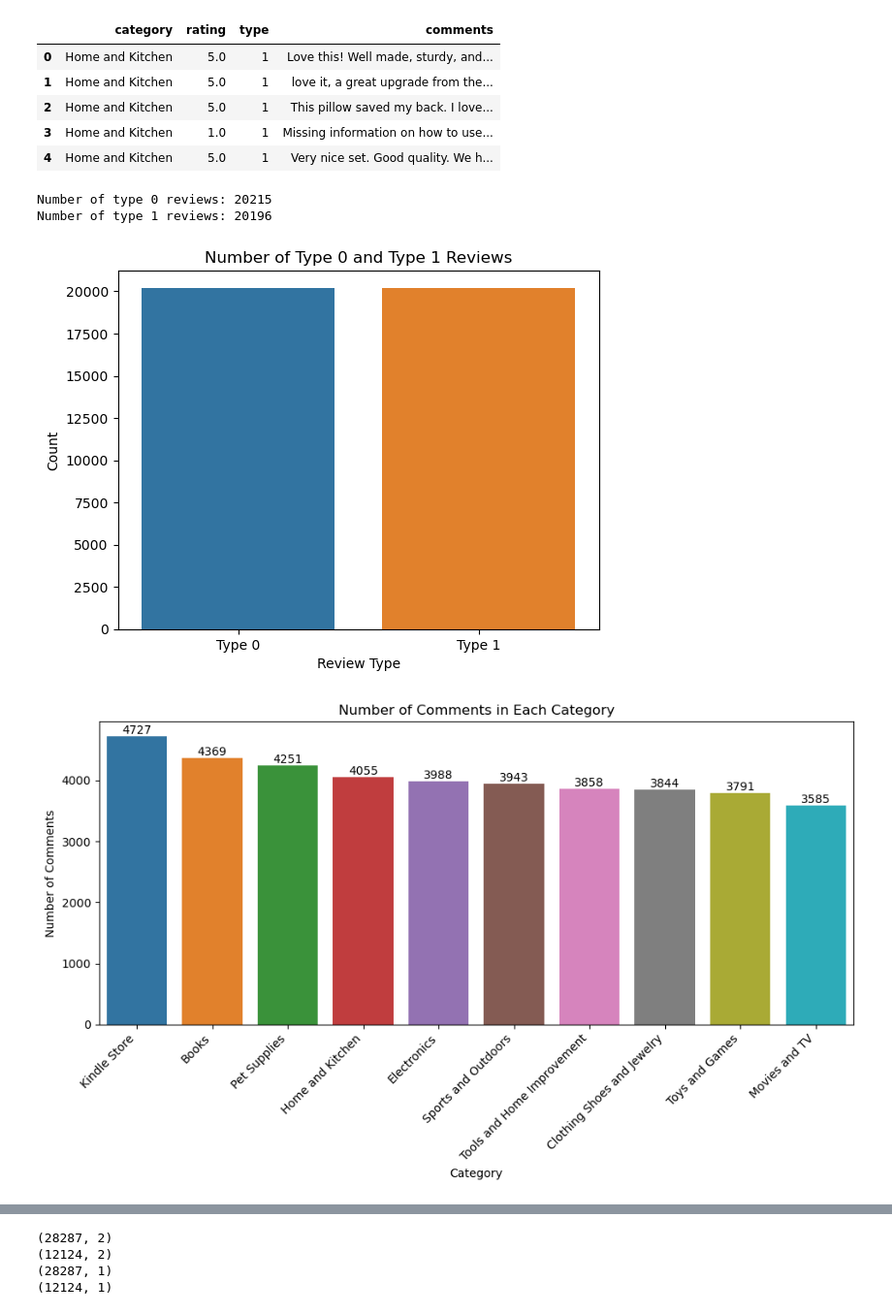
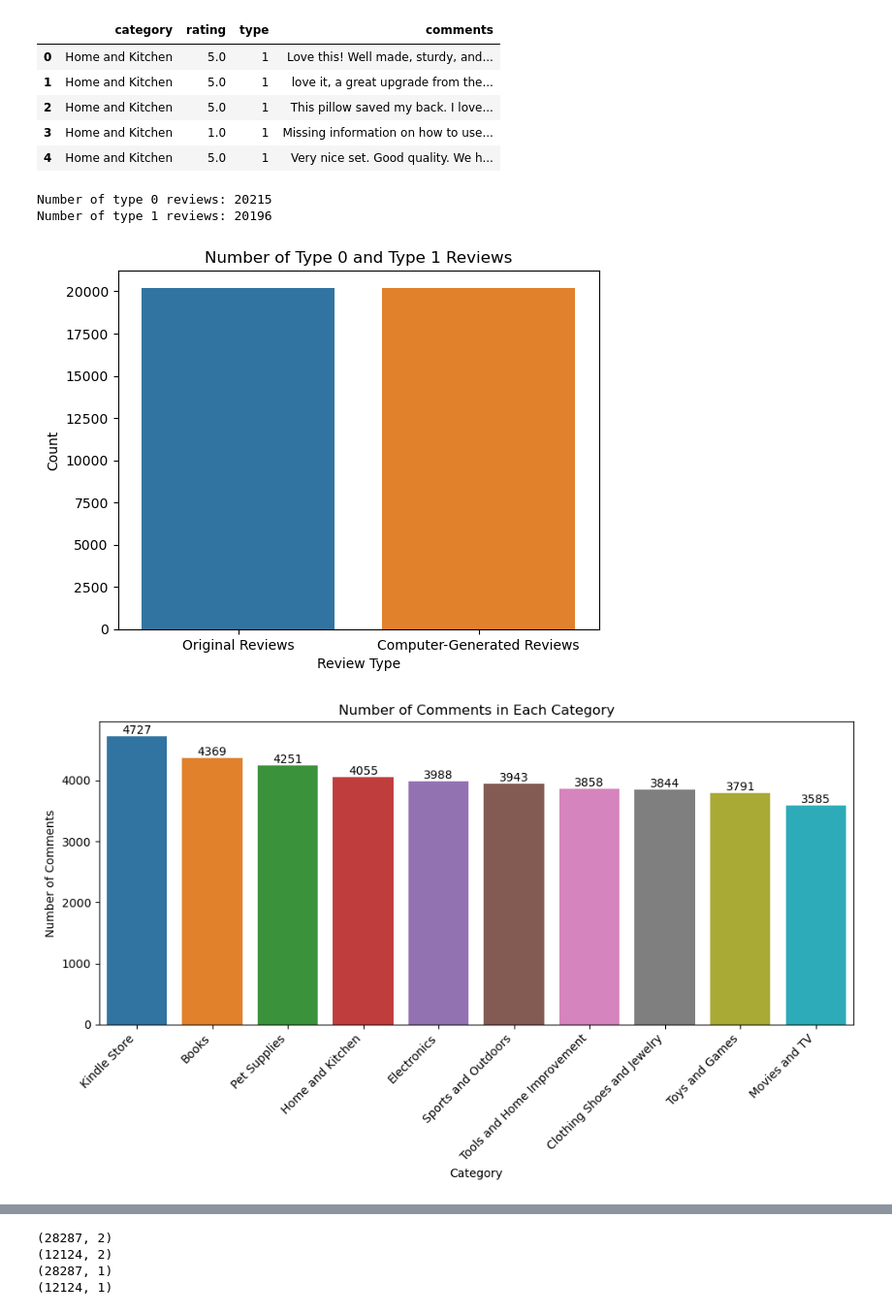
Before and after one commit to chris0517/FraudReviewDetection, a Jupyter notebook: final.ipynb, the cells around one changed output, grey strips where cells are left out. Shown: that part at 97% size. Saved outputs shown, nothing was run; the diff lists cells and outputs as text; code cells hidden in the pictures.

Commit message:
update plot

```diff
--- a/final.ipynb
+++ b/final.ipynb
@@ -51,40 +54,81 @@ dtype: int64
 | 3 | Home and Kitchen | 1.0 | 1 | Missing information on how to use... |
 | 4 | Home and Kitchen | 5.0 | 1 | Very nice set. Good quality. We h... |
 # %%
+# Print the review counts for each types
 type_counts = df['type'].value_counts()
-
-# Print the review counts for each types
 print("Number of type 0 reviews:", type_counts[0])
 print("Number of type 1 reviews:", type_counts[1])
 
-#Plot the numbers of review in each type
+#Numbers of review in each type
 sns.countplot(data=df,x='type')
-
 plt.title('Number of Type 0 and Type 1 Reviews')
 plt.xlabel('Review Type')
 plt.ylabel('Count')
-plt.xticks([0, 1], ['Type 0', 'Type 1'])
-
+plt.xticks([0, 1], ['Original Reviews', 'Computer-Generated Reviews'])
 plt.show()
 
-# Plot the number of comments in each category
+# Numbers of comment in each category
 category_counts = df['category'].value_counts()
 
 plt.figure(figsize=(10, 6))
 barplot = sns.barplot(x=category_counts.index, y=category_counts.values)
 plt.title('Number of Comments in Each Category')
 plt.xlabel('Category')
 plt.ylabel('Number of Comments')
 plt.xticks(rotation=45, ha='right')  # Rotate x-axis labels for better readability
 plt.tight_layout()
-
 for bar in barplot.patches:
     plt.text(bar.get_x() + bar.get_width() / 2, bar.get_height(), int(bar.get_height()),
              ha='center', va='bottom')
+plt.show()
+
+#Proportions of different categories
+plt.figure(figsize=(8, 8))
+category_counts.plot(kind='pie', autopct='%1.1f%%', startangle=140)
+plt.title('Proportions of different categories')
+plt.ylabel('')
+plt.show()
+
+#Types of review in each category
+plt.figure(figsize=(14, 8))
+bars =sns.countplot(data=df, x='category', hue='type', palette='Set2')
+plt.title('Number of Original and Computer-Generated Reviews by Category')
+plt.xlabel('Category')
+plt.ylabel('Count')
+plt.xticks(rotation=45)
+plt.legend(title='Review Type', labels=['Original Reviews', 'Computer-Generated Reviews'])
+for bar in bars.patches:
+    bars.annotate(f'{int(bar.get_height())}',
+                  (bar.get_x() + bar.get_width() / 2, bar.get_height()),
+                  ha='center', va='bottom')
+plt.show()
+
+#Rating distribution
+hist=sns.histplot(data=df, x='rating', bins=5,)
+plt.title('Distribution of Ratings')
+plt.xlabel('Rating')
+plt.ylabel('Frequency')
+plt.xticks(range(1, 6))
+for p in hist.patches:
+    hist.annotate(f'{int(p.get_height())}',
+                  (p.get_x() + p.get_width() / 2, p.get_height()),
+                  ha='center', va='bottom')
+plt.show()
+
+# the number of different types reviews by rating
+review_counts = df.groupby(['rating', 'type']).size()
+print(review_counts)
+
+plt.figure(figsize=(10, 6))
+sns.boxplot(x='type', y='rating', data=df)
+plt.title('Relationship Between Rating and Review Type')
+plt.xlabel('Review Type')
+plt.ylabel('Rating')
+plt.xticks([0, 1], ['Original Reviews', 'Computer-Generated Reviews'])
 
 plt.show()
 # %% [output]
 Number of type 0 reviews: 20215
 Number of type 1 reviews: 20196
-[figure, old version]
+[figure, new version]
 [figure]
```
Also changed, not shown: parts of 2 cells of this notebook.
